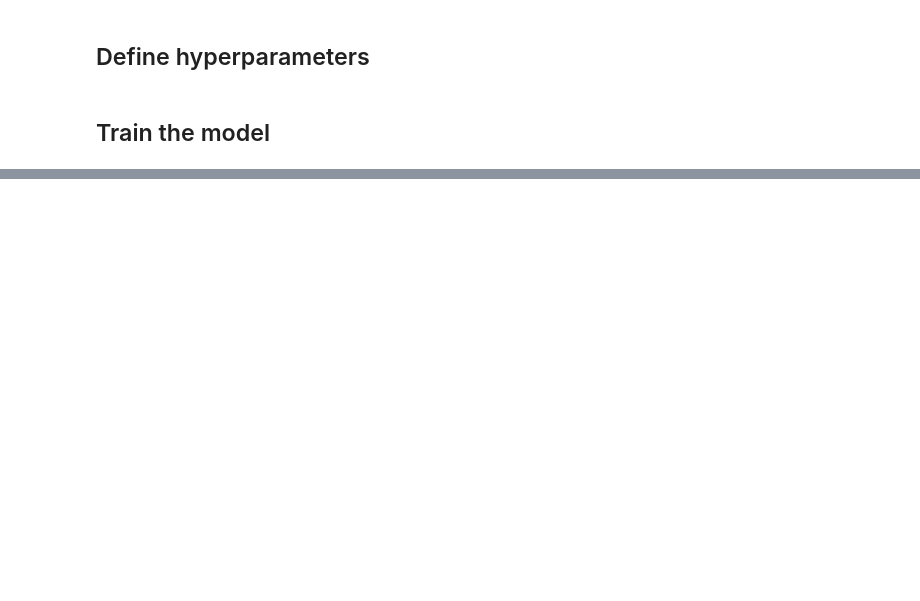
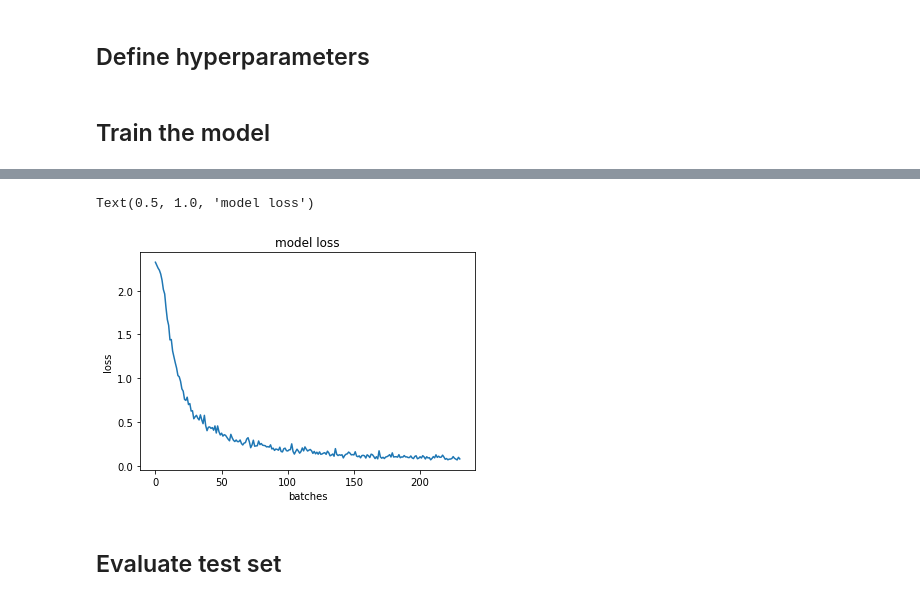
Before and after one commit to pablo-blancoc/mnist, a Jupyter notebook: src/torch.ipynb, the cells around one changed output, grey strips where cells are left out. Saved outputs shown, nothing was run; the diff lists cells and outputs as text; code cells hidden in the pictures; blank space fills up the shorter version.

```diff
--- a/src/torch.ipynb
+++ b/src/torch.ipynb
@@ -85,11 +105,13 @@ plt.show()
 # %%
-batch_size = 256
+batch_size = 1024
 
 # create trainning dataset
 train_dataset = torch.utils.data.TensorDataset(X_train, y_train)
+test_dataset = torch.utils.data.TensorDataset(X_test, y_test)
 
 # create DataLoader
-train_dataloader = torch.utils.data.DataLoader(dataset=train_dataset, batch_size=batch_size, shuffle=True)
+train_dataloader = torch.utils.data.DataLoader(dataset=train_dataset, batch_size=batch_size, shuffle=False)
+test_dataloader = torch.utils.data.DataLoader(dataset=test_dataset, batch_size=batch_size, shuffle=False)
 # %% [markdown]
 ## Create Model class
 # %%
@@ -183,12 +232,12 @@ Model(
 # %% [markdown]
 ## Define hyperparameters
 # %%
-optimizer = torch.optim.Adam(params=model.parameters(), lr=0.001)
+optimizer = torch.optim.Adam(params=model.parameters(), lr=0.0003)
 criterion = nn.CrossEntropyLoss()
 # %% [markdown]
 ## Train the model
 # %%
-epochs = 10
+epochs = 7
 losses = []
 
 for epoch in range(epochs):
@@ -198,7 +247,7 @@ for epoch in range(epochs):
         loss = criterion(y_pred, labels.flatten().long())
         losses.append(loss.item())
 
-        if i % 10 == 0:
+        if i % 20 == 0:
             print(f"epoch: {epoch}      batch: {i}     loss: {loss.item()}")
 
         optimizer.zero_grad()
@@ -216,0 +271,10 @@ KeyboardInterrupt:
+# %%
+plt.plot(range(len(losses)), losses)
+plt.xlabel("batches")
+plt.ylabel("loss")
+plt.title("model loss")
+# %% [output]
+Text(0.5, 1.0, 'model loss')
+[figure, added]
+# %% [markdown]
+## Evaluate test set
```
Also changed, not shown: parts of 14 cells of this notebook, 1 other file.
